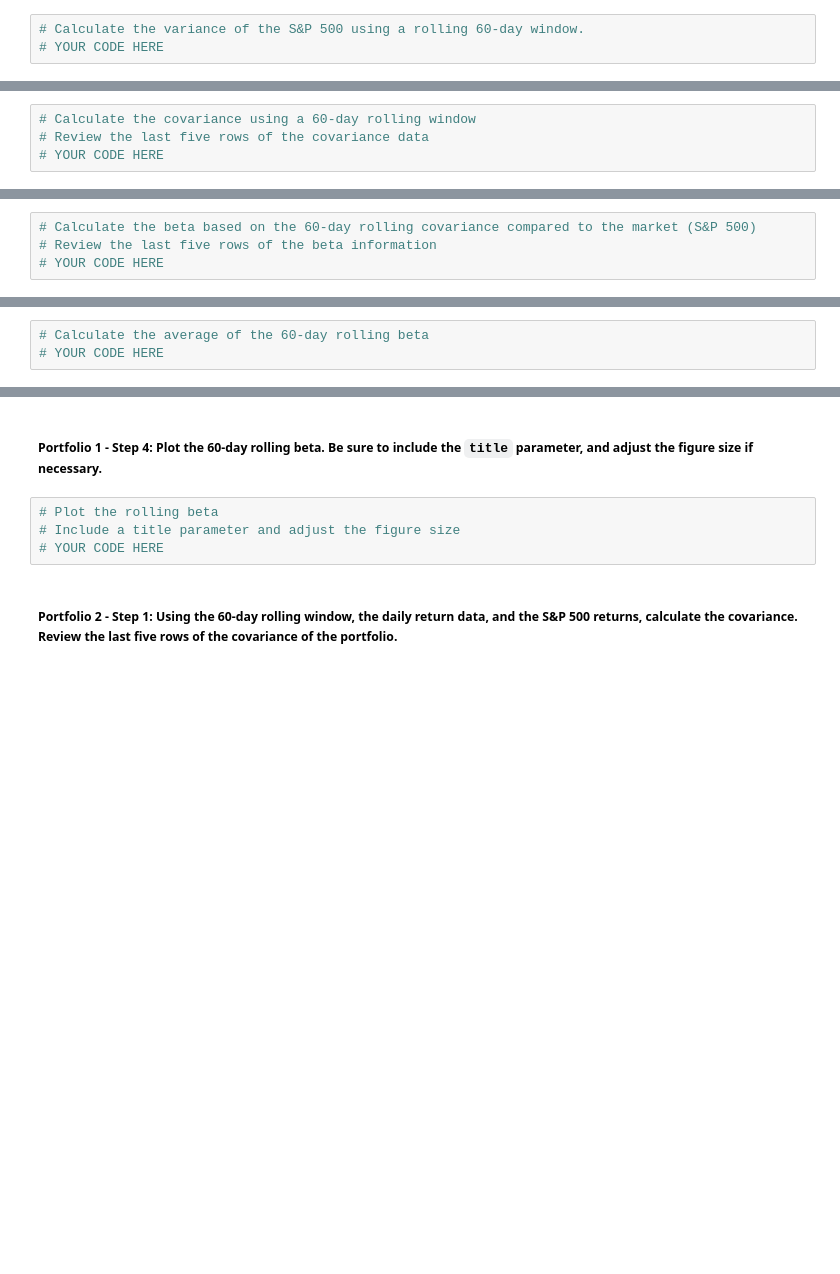
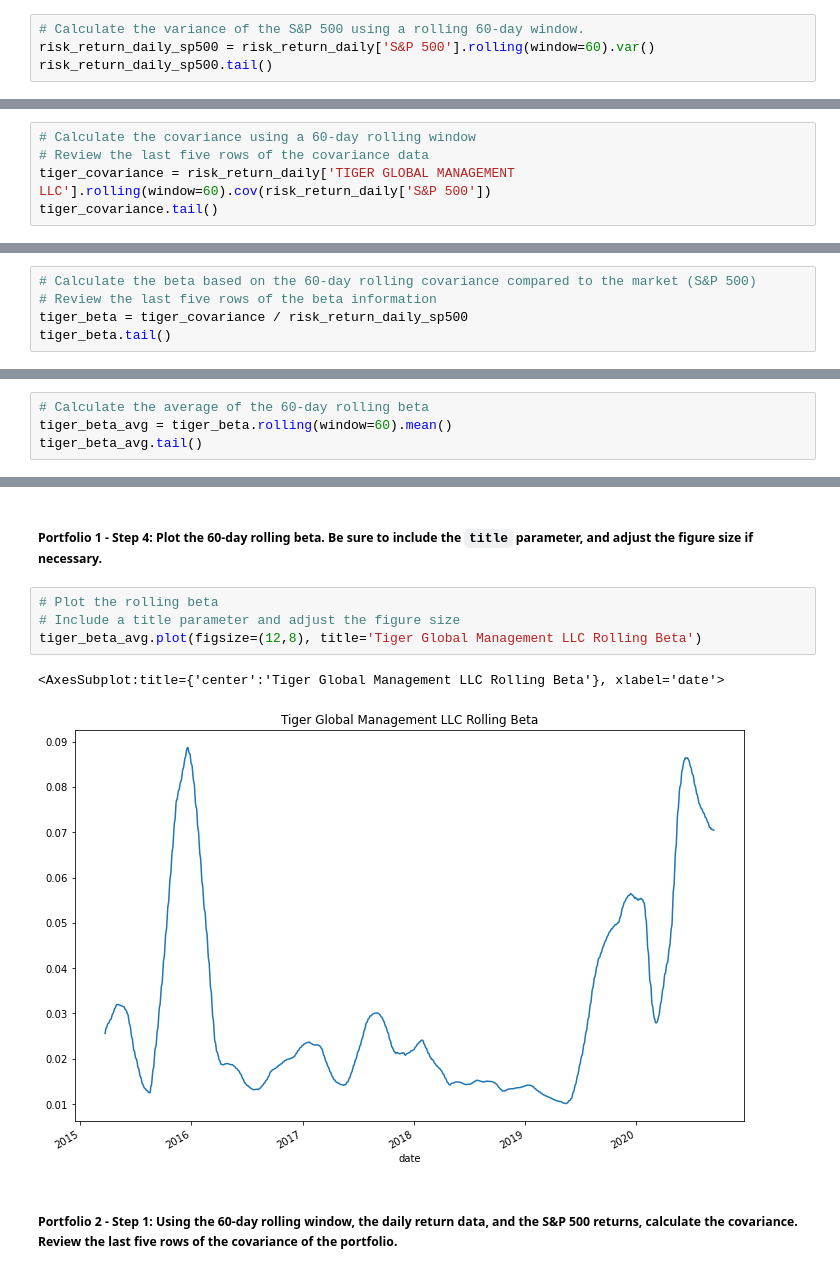
Before and after one commit to annajolt/Challenge_4, a Jupyter notebook: risk_return_analysis.ipynb, the cells around one changed output, grey strips where cells are left out. Cells and saved outputs as stored; diff of their text form; blank space fills up the shorter version.

```diff
--- a/risk_return_analysis.ipynb
+++ b/risk_return_analysis.ipynb
@@ -355,4 +355,5 @@ Your analysis is nearing completion. Now, you need to evaluate how the portfolio
 #### Use the Pandas `var` function to calculate the variance of the S&P 500 by using a 60-day rolling window. Visualize the last five rows of the variance of the S&P 500.
 # %%
 # Calculate the variance of the S&P 500 using a rolling 60-day window.
-# YOUR CODE HERE
+risk_return_daily_sp500 = risk_return_daily['S&P 500'].rolling(window=60).var()
+risk_return_daily_sp500.tail()
@@ -371,4 +380,5 @@ Your analysis is nearing completion. Now, you need to evaluate how the portfolio
 # %%
 # Calculate the covariance using a 60-day rolling window
 # Review the last five rows of the covariance data
-# YOUR CODE HERE
+tiger_covariance = risk_return_daily['TIGER GLOBAL MANAGEMENT LLC'].rolling(window=60).cov(risk_return_daily['S&P 500'])
+tiger_covariance.tail()
@@ -377,4 +395,5 @@ Your analysis is nearing completion. Now, you need to evaluate how the portfolio
 # %%
 # Calculate the beta based on the 60-day rolling covariance compared to the market (S&P 500)
 # Review the last five rows of the beta information
-# YOUR CODE HERE
+tiger_beta = tiger_covariance / risk_return_daily_sp500
+tiger_beta.tail()
@@ -382,4 +409,5 @@ Your analysis is nearing completion. Now, you need to evaluate how the portfolio
 ##### Portfolio 1 - Step 3: Use the Pandas `mean` function to calculate the average value of the 60-day rolling beta of the portfolio.
 # %%
 # Calculate the average of the 60-day rolling beta
-# YOUR CODE HERE
+tiger_beta_avg = tiger_beta.rolling(window=60).mean()
+tiger_beta_avg.tail()
@@ -388,7 +424,10 @@ Your analysis is nearing completion. Now, you need to evaluate how the portfolio
 # %%
 # Plot the rolling beta
 # Include a title parameter and adjust the figure size
-# YOUR CODE HERE
+tiger_beta_avg.plot(figsize=(12,8), title='Tiger Global Management LLC Rolling Beta')
+# %% [output]
+<AxesSubplot:title={'center':'Tiger Global Management LLC Rolling Beta'}, xlabel='date'>
+[figure, added]
 # %% [markdown]
 ##### Portfolio 2 - Step 1: Using the 60-day rolling window, the daily return data, and the S&P 500 returns, calculate the covariance. Review the last five rows of the covariance of the portfolio.
 # %%
```
Also changed, not shown: parts of 6 cells of this notebook.
